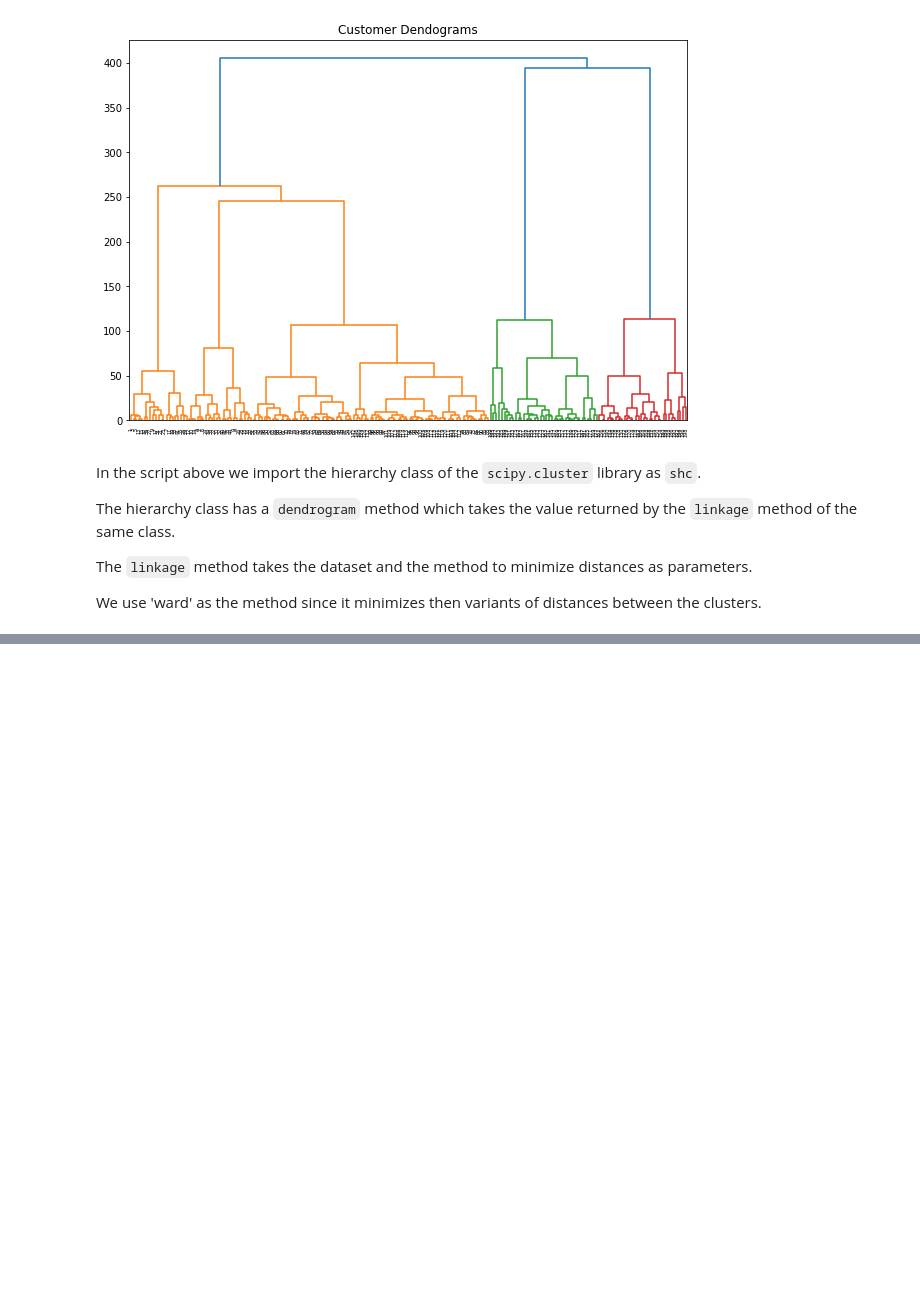
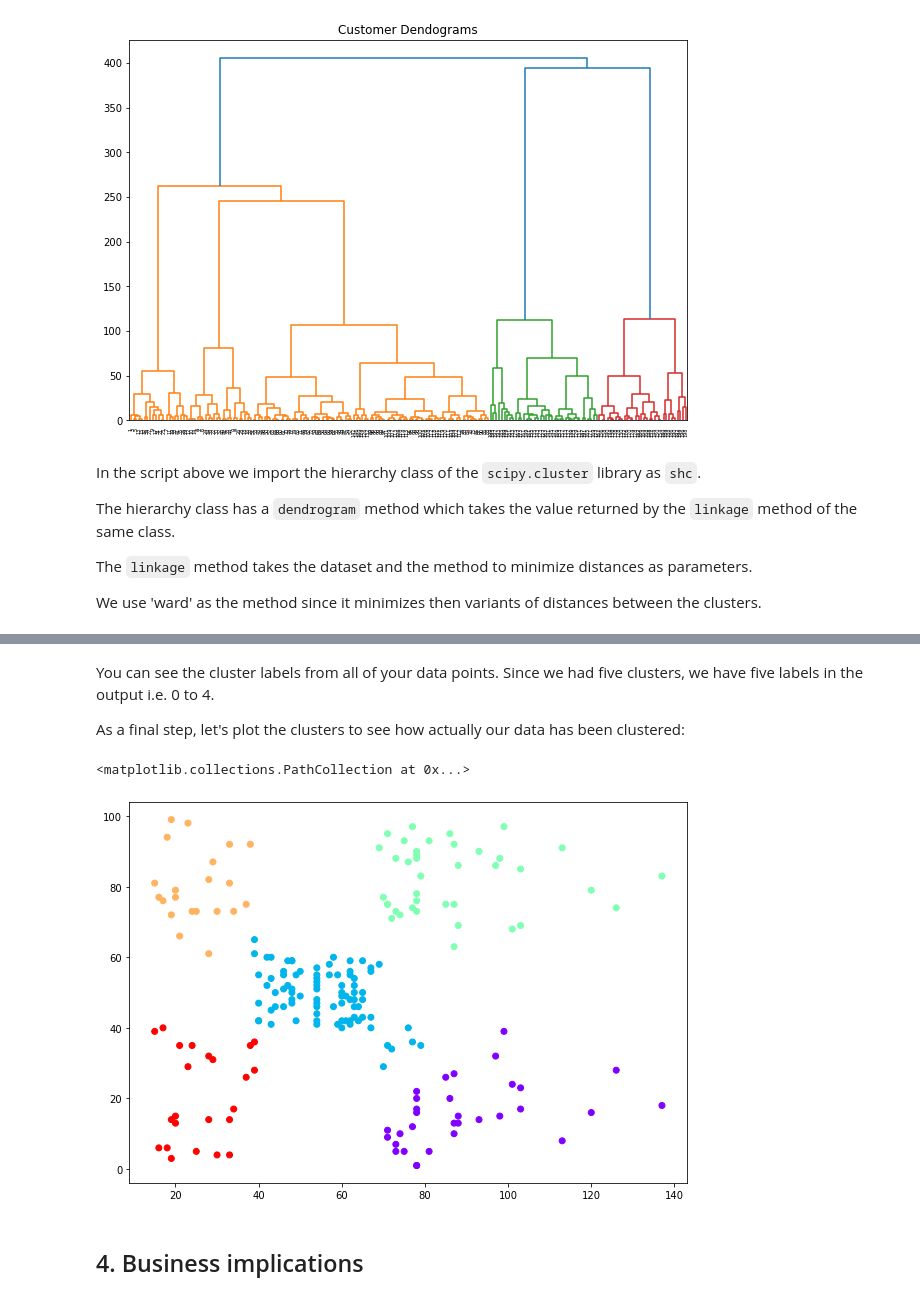
Before and after one commit to zhangjianzhang/text_mining, a Jupyter notebook: files/codes/lecture_8/lecture_8_2.ipynb, the cells around one changed output, grey strips where cells are left out. Saved outputs shown, nothing was run; the diff lists cells and outputs as text; code cells hidden in the pictures; blank space fills up the shorter version.

```diff
--- a/files/codes/lecture_8/lecture_8_2.ipynb
+++ b/files/codes/lecture_8/lecture_8_2.ipynb
@@ -222,0 +234,5 @@ We use 'ward' as the method since it minimizes then variants of distances betwee
+# %%
+from sklearn.cluster import AgglomerativeClustering
+
+cluster = AgglomerativeClustering(n_clusters=5, affinity='euclidean', linkage='ward')
+cluster.fit_predict(data)
@@ -222,0 +250,4 @@ We use 'ward' as the method since it minimizes then variants of distances betwee
+# %% [markdown]
+You can see the cluster labels from all of your data points. Since we had five clusters, we have five labels in the output i.e. 0 to 4.
+
+As a final step, let's plot the clusters to see how actually our data has been clustered:
@@ -222,0 +256,8 @@ We use 'ward' as the method since it minimizes then variants of distances betwee
+# %%
+plt.figure(figsize=(10, 7))
+plt.scatter(data[:,0], data[:,1], c=cluster.labels_, cmap='rainbow')
+# %% [output]
+<matplotlib.collections.PathCollection at 0x...>
+[figure, added]
+# %% [markdown]
+## 4. Business implications
```
Also changed, not shown: parts of 6 cells of this notebook, 1 other file.
